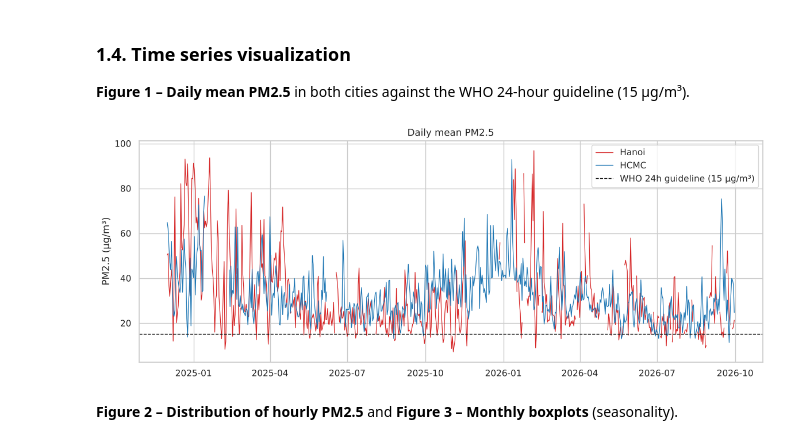
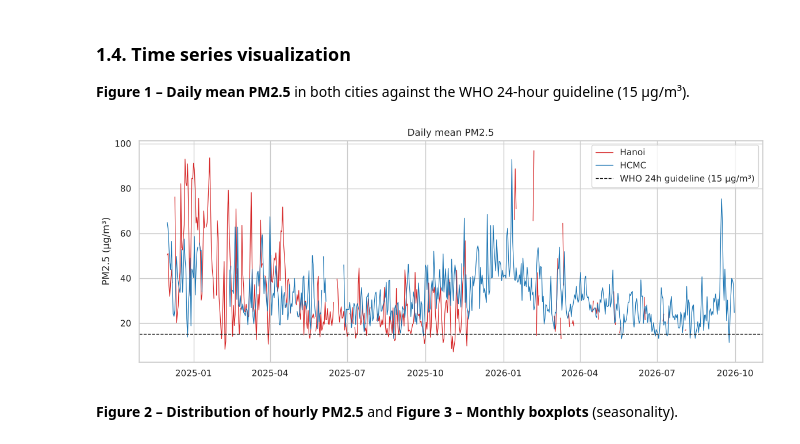
Before and after one commit to perckgg/NTLT, a Jupyter notebook: 03_TimeSeries/result/03_TimeSeries_Air_Quality_executed.ipynb, the cells around one changed output. Cells and saved outputs as stored; diff of their text form; code cells hidden in the pictures.

```diff
--- a/03_TimeSeries/result/03_TimeSeries_Air_Quality_executed.ipynb
+++ b/03_TimeSeries/result/03_TimeSeries_Air_Quality_executed.ipynb
@@ -116,8 +119,19 @@ HCMC: 16,056 rows × 10 columns | 2024-12-01 → 2026-09-30 | PM2.5 source: open
 # %%
+MIN_HOURS_PER_DAY = 18   # 75% of 24 hours
+
+
+def daily_means(s, min_hours=MIN_HOURS_PER_DAY):
+    """Daily mean of an hourly series; NaN for days with fewer than `min_hours` measured hours."""
+    days = s.resample('D')
+    return days.mean().where(days.count() >= min_hours)
+
+
 raw['Hanoi'].info()
 summary = pd.concat({city: df['pm25'].describe() for city, df in raw.items()}, axis=1).T
 summary['missing_rate'] = [df['pm25'].isna().mean() for df in raw.values()]
-summary['share of hours > WHO'] = [(df['pm25'] > WHO_24H).mean() for df in raw.values()]
+daily = {city: daily_means(df['pm25']).dropna() for city, df in raw.items()}
+summary['valid days'] = [len(d) for d in daily.values()]
+summary['share of days > WHO 24h'] = [(d > WHO_24H).mean() for d in daily.values()]
 display(summary.round(3))
 display(pd.concat({city: df.describe().T for city, df in raw.items()}).round(2))
 # %% [output]
@@ -164,14 +178,14 @@ memory usage: 1.3 MB
 # %%
 fig, ax = plt.subplots(figsize=(14, 5))
 for city, df in raw.items():
-    daily = df['pm25'].resample('D').mean()
-    ax.plot(daily.index, daily, label=city, color=CITY_COLORS[city], lw=0.9)
+    d = daily_means(df['pm25'])          # NaN (gap in the line) on days with < 18 measured hours
+    ax.plot(d.index, d, label=city, color=CITY_COLORS[city], lw=0.9)
 ax.axhline(WHO_24H, color='k', ls='--', lw=1, label='WHO 24h guideline (15 µg/m³)')
 ax.set(title='Daily mean PM2.5', ylabel='PM2.5 (µg/m³)')
 ax.legend()
 plt.show()
 # %% [output]
-[figure, old version]
+[figure, new version]
 # %% [markdown]
 **Figure 2 – Distribution of hourly PM2.5** and **Figure 3 – Monthly boxplots** (seasonality).
 # %%
```
Also changed, not shown: parts of 23 cells of this notebook, 13 other files.
